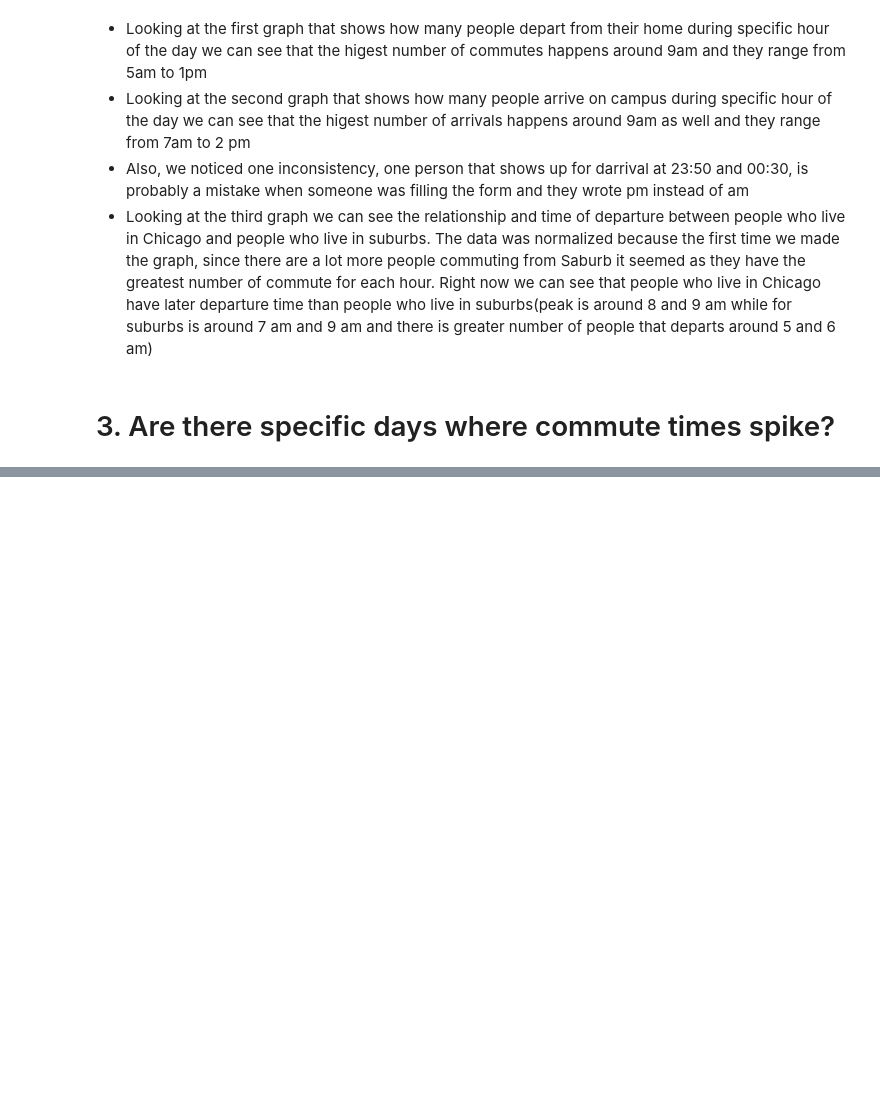
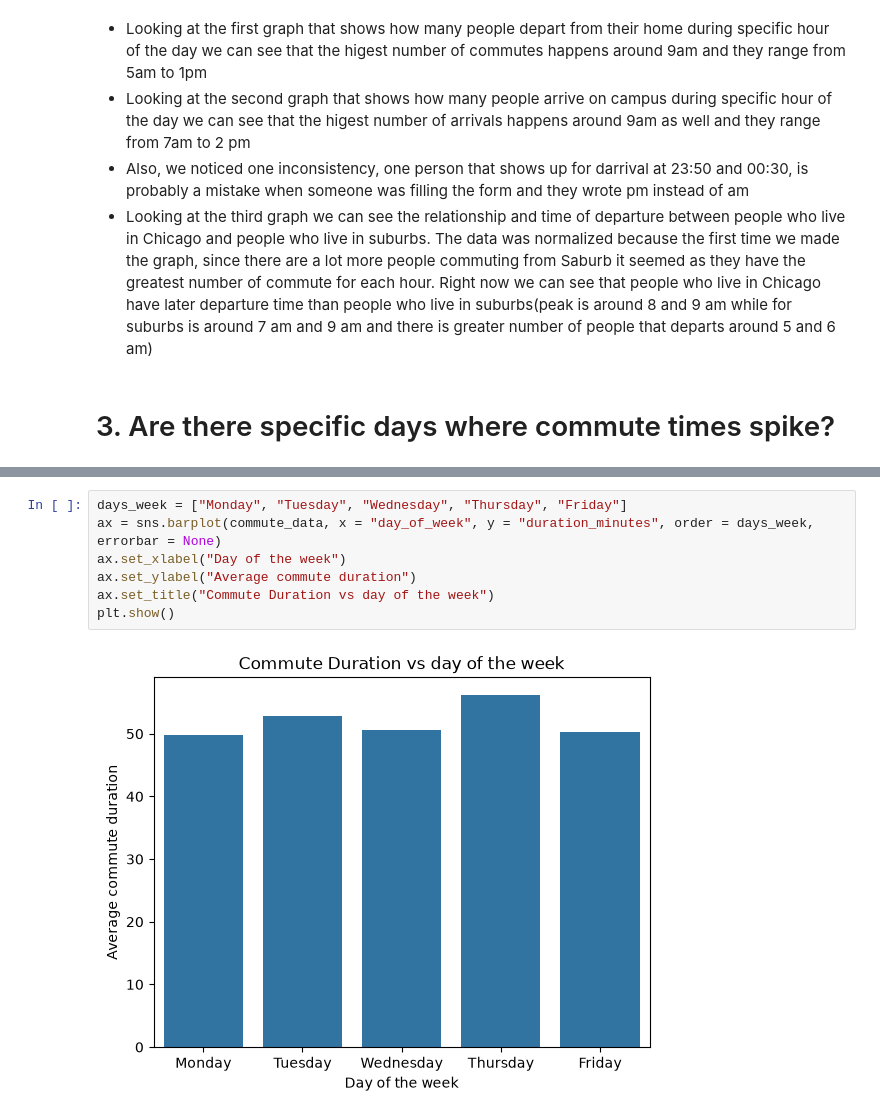
Before and after one commit to syhussein123/CS424-Assignment1, a Jupyter notebook: task3.ipynb, the cells around one changed output, grey strips where cells are left out. Saved outputs shown, nothing was run; the diff lists cells and outputs as text; blank space fills up the shorter version.

```diff
--- a/task3.ipynb
+++ b/task3.ipynb
@@ -230,0 +277,9 @@ plt.show()
+# %%
+days_week = ["Monday", "Tuesday", "Wednesday", "Thursday", "Friday"]
+ax = sns.barplot(commute_data, x = "day_of_week", y = "duration_minutes", order = days_week, errorbar = None)
+ax.set_xlabel("Day of the week")
+ax.set_ylabel("Average commute duration")
+ax.set_title("Commute Duration vs day of the week")
+plt.show()
+# %% [output]
+[figure, added]
```
Also changed, not shown: parts of 4 cells of this notebook.
